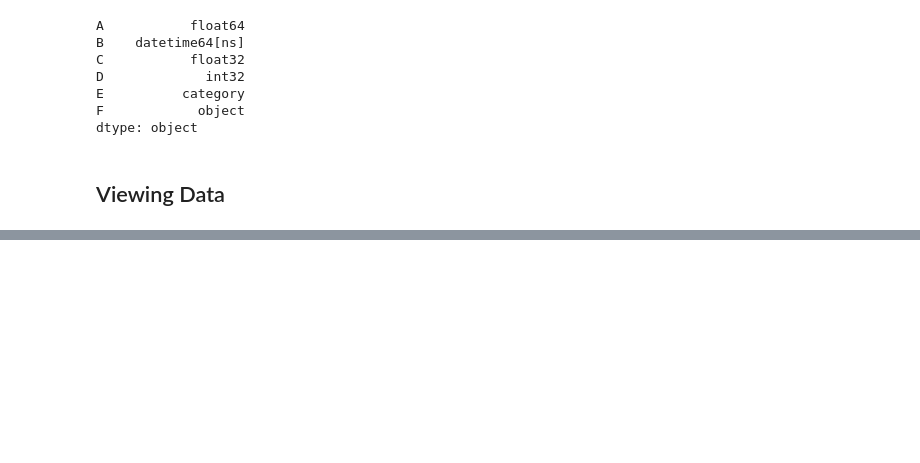
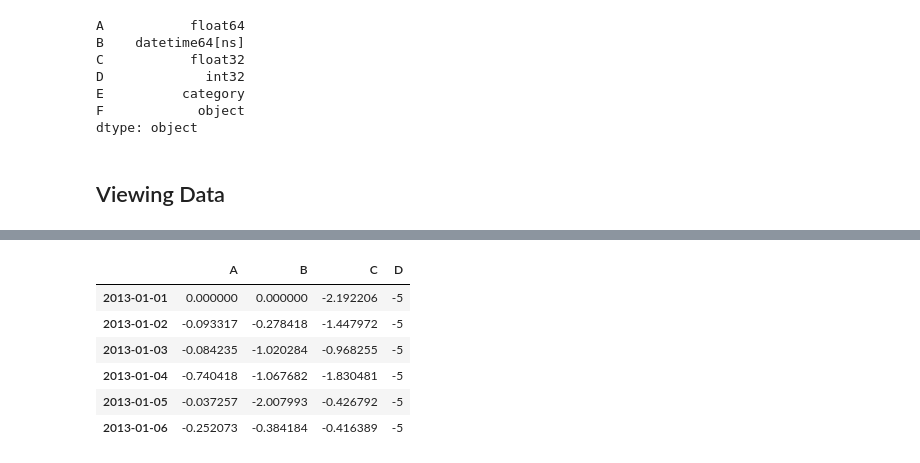
Before and after one commit to ALittlePhysics/The-Data-Science-Marathon, a Jupyter notebook: 10 Minutes to pandas.ipynb, the cells around one changed output, grey strips where cells are left out. Saved outputs shown, nothing was run; the diff lists cells and outputs as text; code cells hidden in the pictures; blank space fills up the shorter version.

```diff
--- a/10 Minutes to pandas.ipynb
+++ b/10 Minutes to pandas.ipynb
@@ -120,0 +333,13 @@ df.sort_values(by='B')
+# %%
+# A where operation with setting.
+df2 = df.copy()
+df2[df2 > 0] = -df2
+df2
+# %% [output]
+|  | A | B | C | D |
+| 2013-01-01 | 0.000000 | 0.000000 | -2.192206 | -5 |
+| 2013-01-02 | -0.093317 | -0.278418 | -1.447972 | -5 |
+| 2013-01-03 | -0.084235 | -1.020284 | -0.968255 | -5 |
+| 2013-01-04 | -0.740418 | -1.067682 | -1.830481 | -5 |
+| 2013-01-05 | -0.037257 | -2.007993 | -0.426792 | -5 |
+| 2013-01-06 | -0.252073 | -0.384184 | -0.416389 | -5 |
```
Also changed, not shown: parts of 42 cells of this notebook.
